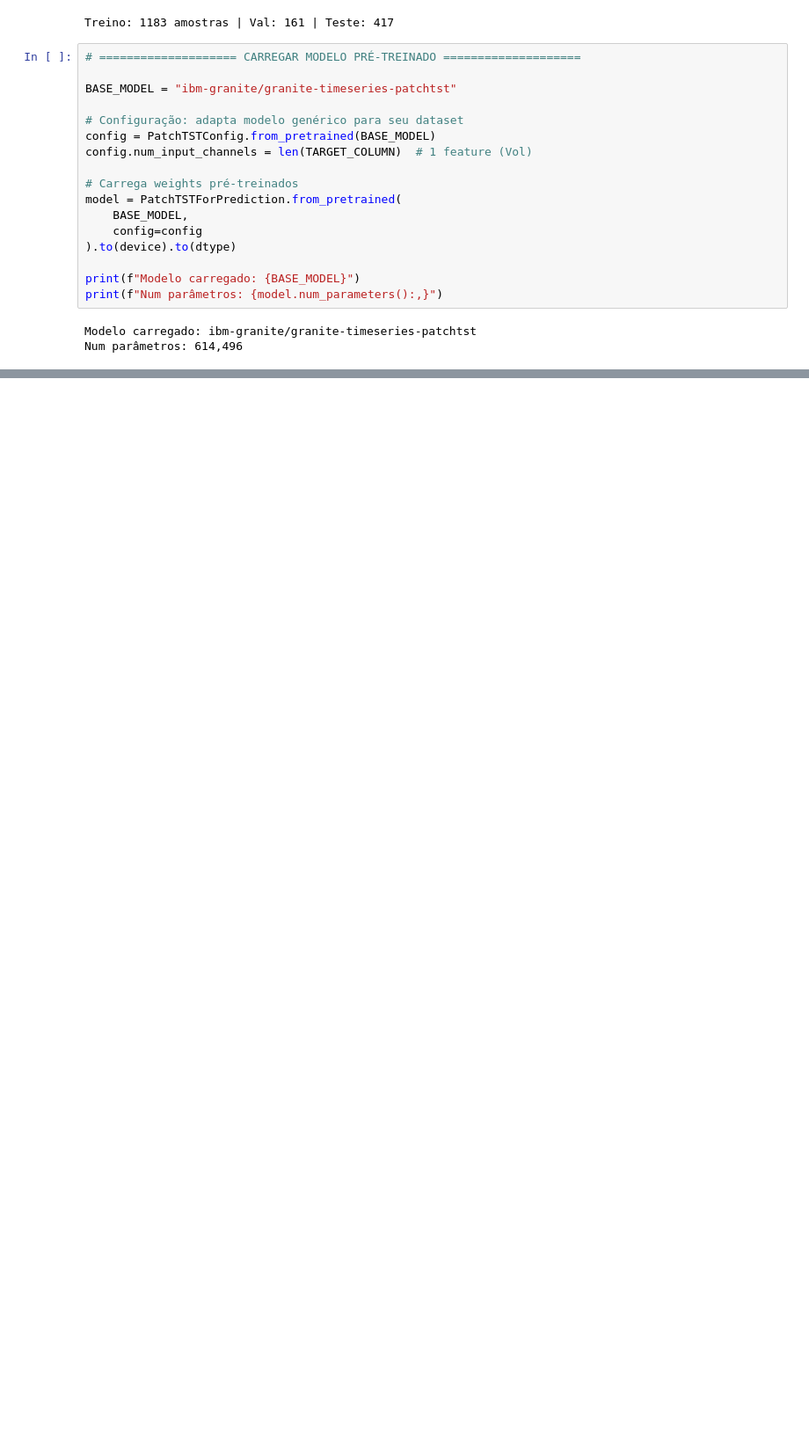
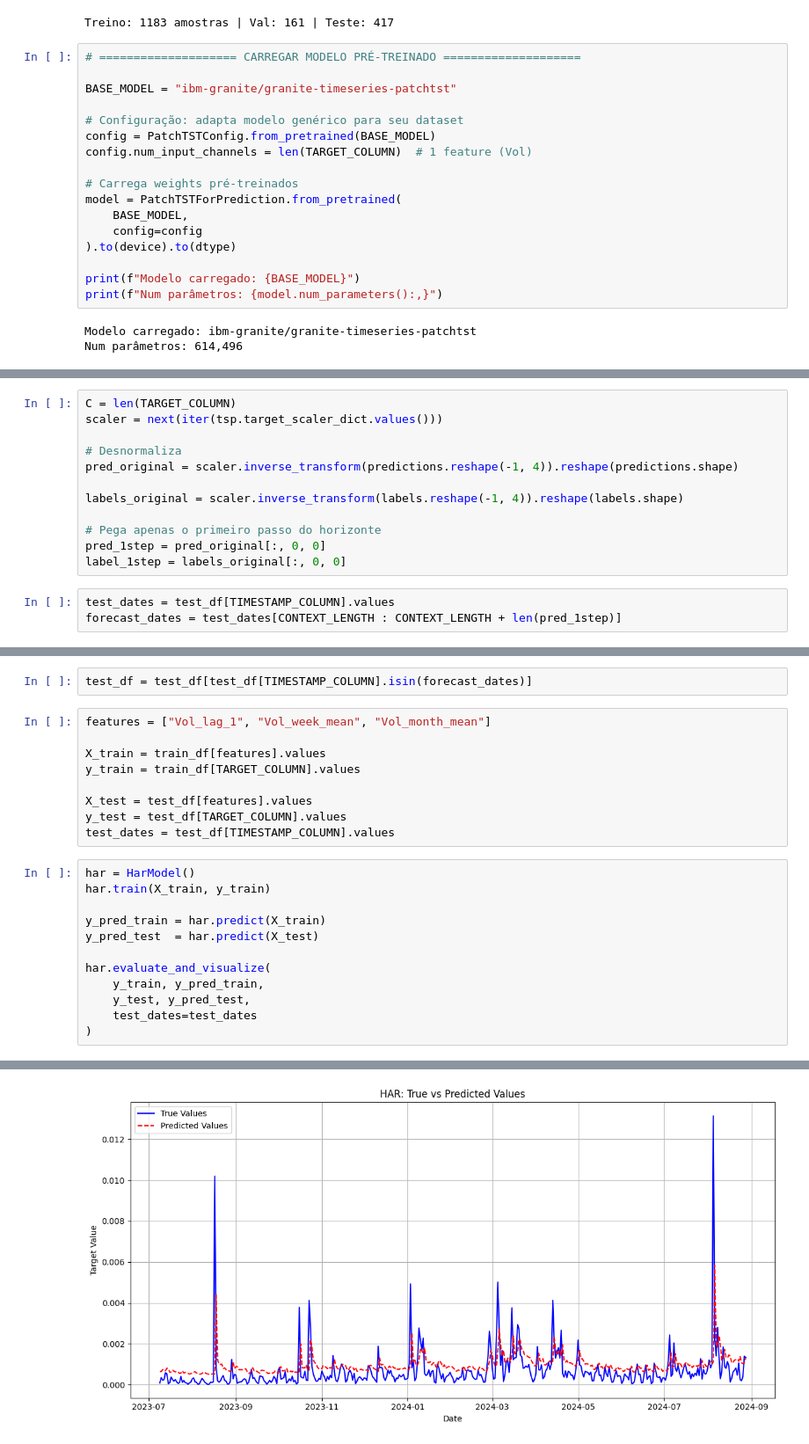
Before and after one commit to Pennini/iniciacao-cientifica, a Jupyter notebook: notebooks/4. Testes PatchTST.ipynb, the cells around one changed output, grey strips where cells are left out. Shown at 88% size. Drawn from its saved outputs; the diff is of its cells as text; blank space fills up the shorter version.

Commit message:
finalizado rascunho treino dos dois modelos com dados alinhados e com comparação de métricas e gráficos

```diff
--- a/notebooks/4. Testes PatchTST.ipynb
+++ b/notebooks/4. Testes PatchTST.ipynb
@@ -128,0 +172,15 @@ len(preds), len(preds[0]), len(preds[0][0]), len(preds[0][0][0])
+# %%
+C = len(TARGET_COLUMN)
+scaler = next(iter(tsp.target_scaler_dict.values()))
+
+# Desnormaliza
+pred_original = scaler.inverse_transform(predictions.reshape(-1, 4)).reshape(predictions.shape)
+
+labels_original = scaler.inverse_transform(labels.reshape(-1, 4)).reshape(labels.shape)
+
+# Pega apenas o primeiro passo do horizonte
+pred_1step = pred_original[:, 0, 0]
+label_1step = labels_original[:, 0, 0]
+# %%
+test_dates = test_df[TIMESTAMP_COLUMN].values
+forecast_dates = test_dates[CONTEXT_LENGTH : CONTEXT_LENGTH + len(pred_1step)]
@@ -128,0 +195,24 @@ len(preds), len(preds[0]), len(preds[0][0]), len(preds[0][0][0])
+# %%
+test_df = test_df[test_df[TIMESTAMP_COLUMN].isin(forecast_dates)]
+# %%
+features = ["Vol_lag_1", "Vol_week_mean", "Vol_month_mean"]
+
+X_train = train_df[features].values
+y_train = train_df[TARGET_COLUMN].values
+
+X_test = test_df[features].values
+y_test = test_df[TARGET_COLUMN].values
+test_dates = test_df[TIMESTAMP_COLUMN].values
+# %%
+har = HarModel()
+har.train(X_train, y_train)
+
+y_pred_train = har.predict(X_train)
+y_pred_test  = har.predict(X_test)
+
+har.evaluate_and_visualize(
+    y_train, y_pred_train,
+    y_test, y_pred_test,
+    test_dates=test_dates
+)
+# %% [output]
@@ -128,0 +234 @@ len(preds), len(preds[0]), len(preds[0][0]), len(preds[0][0][0])
+[figure, added]
```
Also changed, not shown: parts of 12 cells of this notebook, 3 other files.
